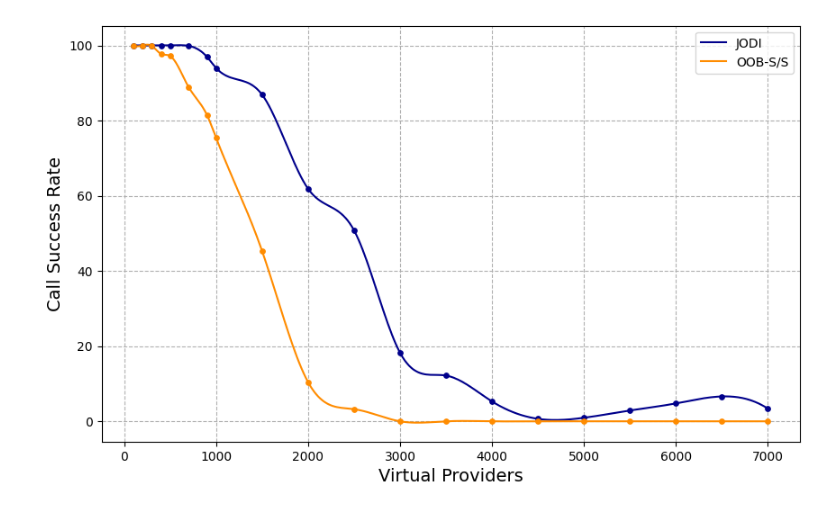
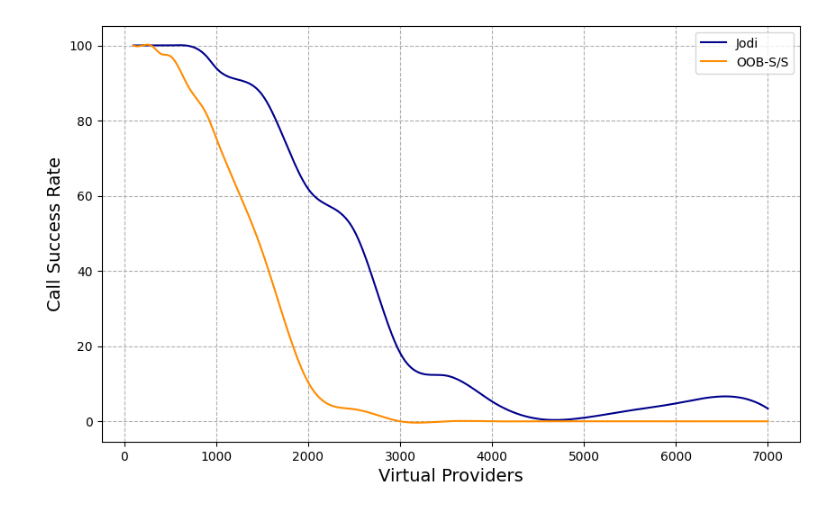
Before and after one commit to lokingdav/jodi, a Jupyter notebook: cpex/prototype/experiments/results/scripts/exp3-k6-sr.ipynb, the cells around one changed output. Saved outputs shown, nothing was run; the diff lists cells and outputs as text; code cells hidden in the pictures.

```diff
--- a/cpex/prototype/experiments/results/scripts/exp3-k6-sr.ipynb
+++ b/cpex/prototype/experiments/results/scripts/exp3-k6-sr.ipynb
@@ -14,36 +14,37 @@ df = pd.read_csv("../k6-sr.csv")
 colors = {jodi: "darkblue", oobss: "darkorange"}
 
 # Create figure
 plt.figure(figsize=(10, 6))
 
 for protocol in df["Protocol"].unique():
     subset = df[df["Protocol"] == protocol]
     x = subset["VUs"]
     y = subset["Success-Rate"]
+    proto = protocol.title() if protocol == jodi else protocol.upper()
 
     # Ensure enough points for spline interpolation
     if len(x) > 2:
         x_smooth = np.linspace(x.min(), x.max(), 300)
         y_smooth = make_interp_spline(x, y, k=3)(x_smooth)
-        plt.plot(x_smooth, y_smooth, linestyle="-", color=colors[protocol], label=protocol.upper())
+        plt.plot(x_smooth, y_smooth, linestyle="-", color=colors[protocol], label=proto)
     else:
-        plt.plot(x, y, linestyle="-", color=colors[protocol], label=protocol.upper())
+        plt.plot(x, y, linestyle="-", color=colors[protocol], label=proto)
 
-    # Plot even smaller original data points on top of grid lines
-    plt.scatter(x, y, marker="o", color=colors[protocol], s=15, zorder=3)
+    # Removed marker plot
+    # plt.scatter(x, y, marker="o", color=colors[protocol], s=15, zorder=3)
 
 plt.xlabel("Virtual Providers", fontsize=14)
 plt.ylabel("Call Success Rate", fontsize=14)
 # plt.title("Calls Processed as Call Rates increase", fontsize=14, fontweight='bold', pad=15)
 plt.legend()
 
-# Make grid lines dashed and move them behind the points
+# Make grid lines dashed and move them behind the lines
 plt.grid(True, linestyle='--', zorder=1)
 
 # Save the figure as a high-resolution PDF
 plt.savefig("../charts/throughput.pdf", dpi=300, bbox_inches='tight')
 
 # Show the plot
 plt.show()
 # %% [output]
-[figure, old version]
+[figure, new version]
```
Also changed, not shown: 8 other files.
